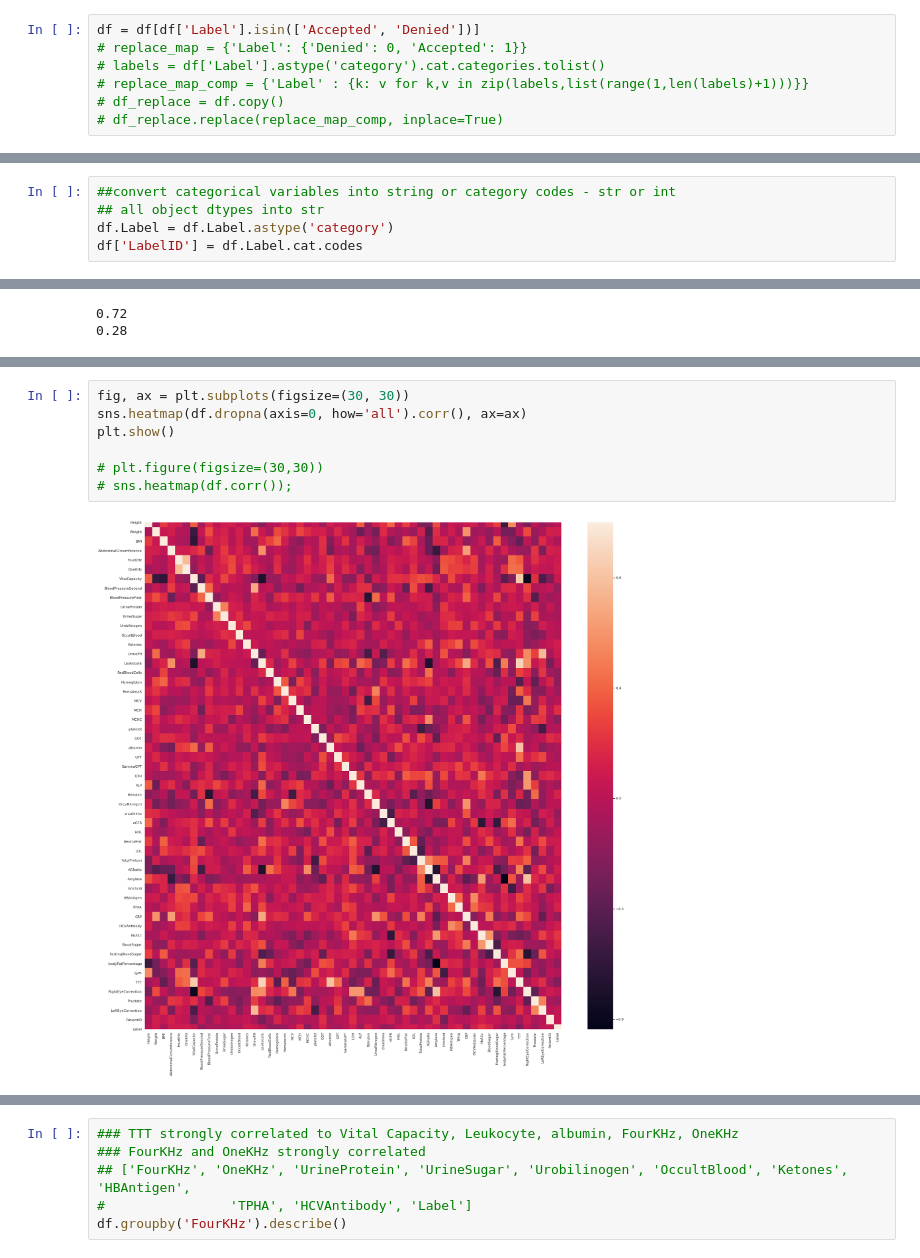
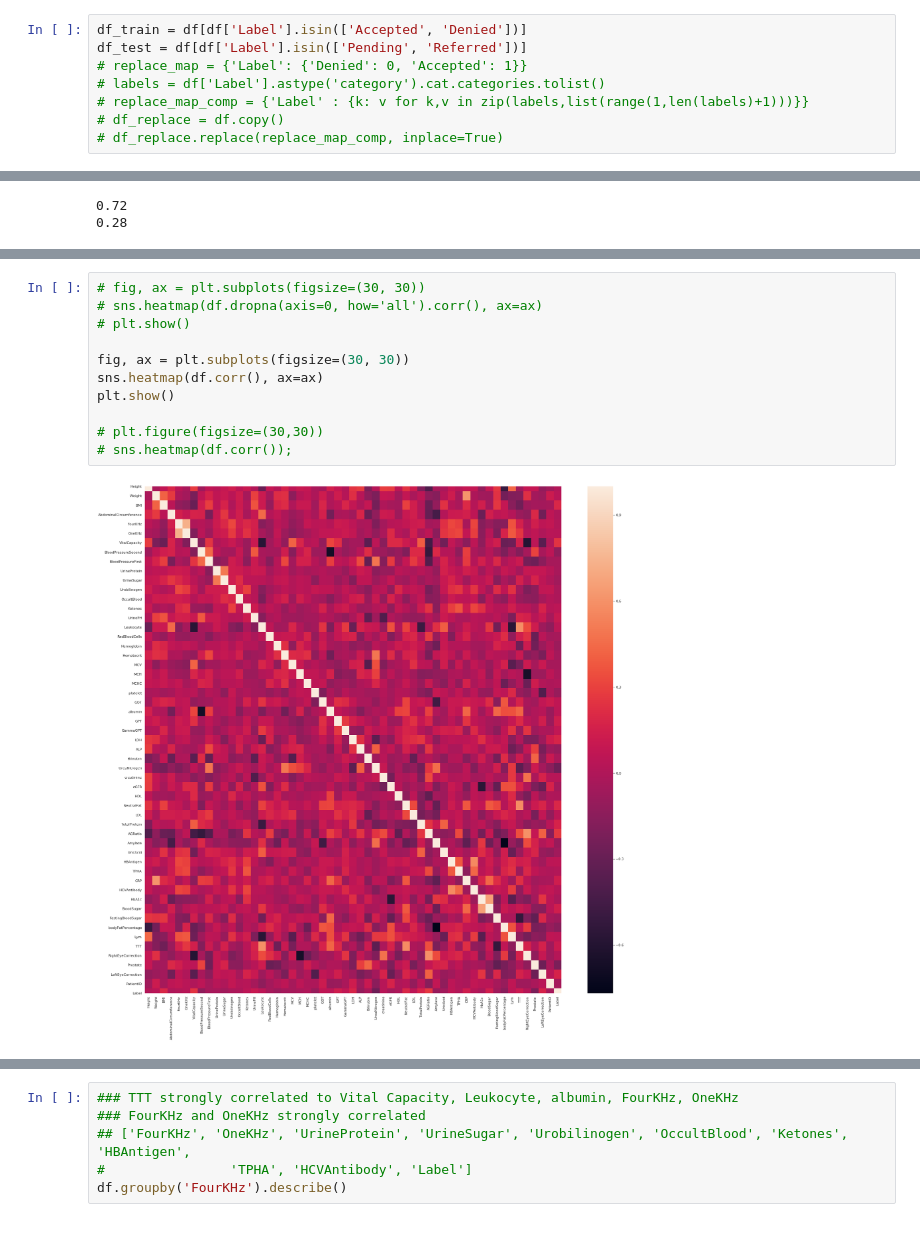
Before and after one commit to chaitalic07/Hands-on-challenge, a Jupyter notebook: ds_test.ipynb, the cells around one changed output, grey strips where cells are left out. Drawn from its saved outputs; the diff is of its cells as text.

```diff
--- a/ds_test.ipynb
+++ b/ds_test.ipynb
@@ -69,7 +69,8 @@ df.PatientID = df.PatientID.astype('int')
 df.dropna(how='all', inplace=True)
 df.reset_index(drop=True, inplace=True)
 # %%
-df = df[df['Label'].isin(['Accepted', 'Denied'])]
+df_train = df[df['Label'].isin(['Accepted', 'Denied'])]
+df_test = df[df['Label'].isin(['Pending', 'Referred'])]
 # replace_map = {'Label': {'Denied': 0, 'Accepted': 1}}
 # labels = df['Label'].astype('category').cat.categories.tolist()
 # replace_map_comp = {'Label' : {k: v for k,v in zip(labels,list(range(1,len(labels)+1)))}}
@@ -106,5 +78,0 @@ df_replace.head(100)
-# %%
-##convert categorical variables into string or category codes - str or int
-## all object dtypes into str
-df.Label = df.Label.astype('category')
-df['LabelID'] = df.Label.cat.codes
@@ -242,9 +227,13 @@ df.dropna(axis=0,how='all').corr()
 # %%
+# fig, ax = plt.subplots(figsize=(30, 30))
+# sns.heatmap(df.dropna(axis=0, how='all').corr(), ax=ax)
+# plt.show()
+
 fig, ax = plt.subplots(figsize=(30, 30))
-sns.heatmap(df.dropna(axis=0, how='all').corr(), ax=ax)
+sns.heatmap(df.corr(), ax=ax)
 plt.show()
 
 # plt.figure(figsize=(30,30))
 # sns.heatmap(df.corr());
 # %% [output]
-[figure, old version]
+[figure, new version]
```
Also changed, not shown: parts of 36 cells of this notebook.
